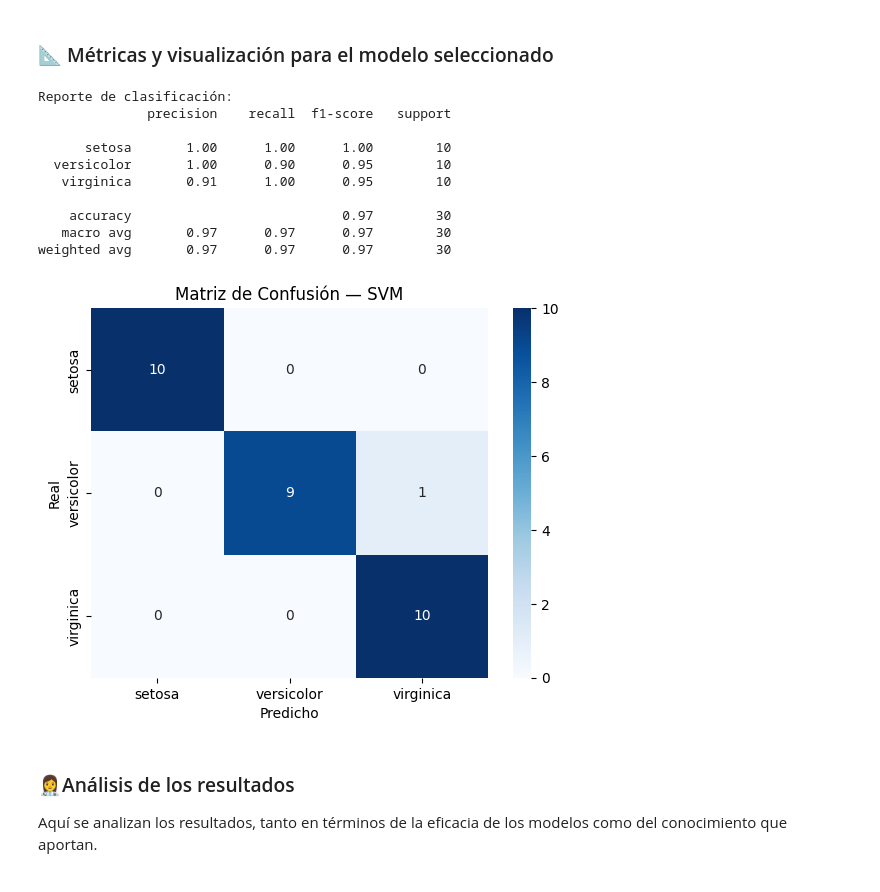
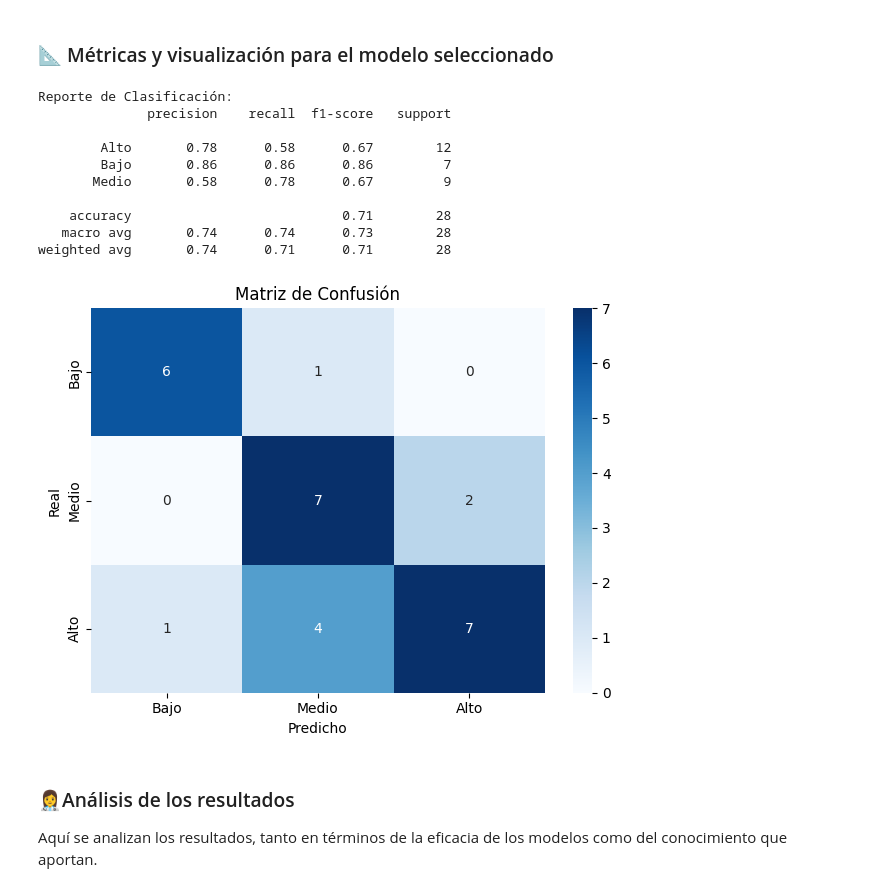
Before and after one commit to dlimachi/TP-ATUA, a Jupyter notebook: TP-Entregable3.ipynb, the cells around one changed output. Drawn from its saved outputs; the diff is of its cells as text; code cells hidden in the pictures.

```diff
--- a/TP-Entregable3.ipynb
+++ b/TP-Entregable3.ipynb
@@ -94,6 +156,8 @@ df_filtered.to_csv('dataset/Reservas_transformado.csv', sep=';', index=False)
 ## 🧾 Carga de datos y preparación
 Usamos el clásico dataset Iris, para lo cual preparamos los datos (en el caso de los equipos, los deberían cargar desde la etapa anterior de curado y pre-procesamiento):
 # %%
+df = pd.read_csv('dataset/Reservas_transformado.csv', sep=';')
+
 # Variables predictoras
 features = ['Temporada', 'Provincia', 'Modelo', 'Marca', 'Duracion']
 X = pd.get_dummies(df[features])
@@ -149,7 +214,12 @@ En esta demostración, buscamos el mejor modelo de Random Forest, variando la ca
 # %%
 from lightgbm import LGBMRegressor
 
-lgbm = LGBMRegressor(random_state=42)
+joblib.dump(X.columns.tolist(), 'columnas_lightgbm.joblib')
+
+X_train, X_test, y_train, y_test = train_test_split(X, y, test_size=0.2, random_state=42)
+
+# Crear modelo LightGBM
+lgbm = LGBMRegressor(random_state=42, verbose=-1)
 
 # Como el target es categórico, lo convertimos a números para LightGBM
 le = LabelEncoder()
@@ -157,3 +227,16 @@ y_train_enc = le.fit_transform(y_train)
 y_test_enc = le.transform(y_test)
 
 lgbm.fit(X_train, y_train_enc)
+
+# Evaluar en test
+y_pred_enc = lgbm.predict(X_test).round().astype(int)
+y_pred_enc = [min(max(p, 0), len(le.classes_) - 1) for p in y_pred_enc]
+y_pred = le.inverse_transform(y_pred_enc)
+
+# Calcular accuracy
+y_test_labels = y_test.values
+accuracy = accuracy_score(y_test_labels, y_pred)
+print(f"Accuracy del modelo LightGBM: {accuracy:.3f}")
+
+# Reporte detallado
+print(classification_report(y_test, y_pred))
@@ -179,30 +264,35 @@ Modelo seleccionado: SVM (accuracy=0.967)
 # %%
 from sklearn.metrics import classification_report, confusion_matrix
 import matplotlib.pyplot as plt
 import seaborn as sns
 
-y_pred = mejor_modelo.predict(X_test)
-print('Reporte de clasificación:')
-print(classification_report(y_test, y_pred, target_names=iris.target_names))
+y_pred = grid_svm.predict(X_test)
 
-cm = confusion_matrix(y_test, y_pred)
-sns.heatmap(cm, annot=True, fmt='d', cmap='Blues', xticklabels=iris.target_names, yticklabels=iris.target_names)
+print("\nReporte de Clasificación:")
+print(classification_report(y_test, y_pred, zero_division=0))
+
+etiquetas_ordenadas = ['Bajo', 'Medio', 'Alto']
+cm = confusion_matrix(y_test, y_pred, labels=etiquetas_ordenadas)
+sns.heatmap(cm, annot=True, fmt='d', cmap='Blues',
+            xticklabels=etiquetas_ordenadas,
+            yticklabels=etiquetas_ordenadas)
 plt.xlabel('Predicho')
 plt.ylabel('Real')
-plt.title(f'Matriz de Confusión — {nombre_mejor}')
+plt.title(f'Matriz de Confusión')
+plt.tight_layout()
 plt.show()
 # %% [output]
-Reporte de clasificación:
+Reporte de Clasificación:
               precision    recall  f1-score   support
 
-      setosa       1.00      1.00      1.00        10
-  versicolor       1.00      0.90      0.95        10
-   virginica       0.91      1.00      0.95        10
+        Alto       0.78      0.58      0.67        12
+        Bajo       0.86      0.86      0.86         7
+       Medio       0.58      0.78      0.67         9
 
-    accuracy                           0.97        30
-   macro avg       0.97      0.97      0.97        30
-weighted avg       0.97      0.97      0.97        30
+    accuracy                           0.71        28
+   macro avg       0.74      0.74      0.73        28
+weighted avg       0.74      0.71      0.71        28
-[figure, old version]
+[figure, new version]
 # %% [markdown]
 ### 👩‍⚕️Análisis de los resultados
 
```
Also changed, not shown: parts of 6 cells of this notebook, 6 other files.
